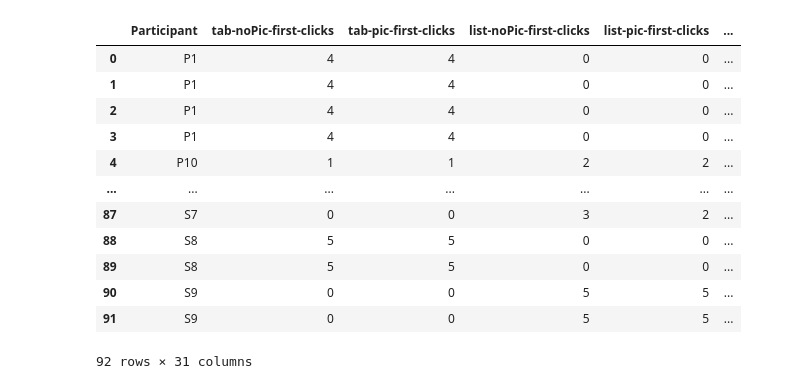
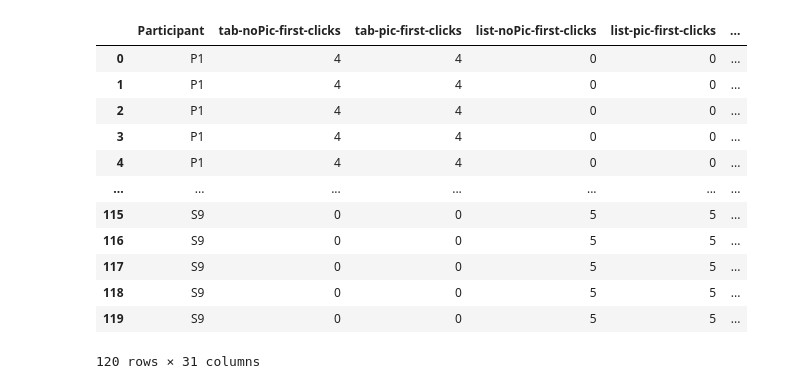
Before and after one commit to anoobis-bot/HCI-Data-Analysis, a Jupyter notebook: preprocessingHCIData.ipynb, the cells around one changed output. Cells and saved outputs as stored; diff of their text form; code cells hidden in the pictures.

```diff
--- a/preprocessingHCIData.ipynb
+++ b/preprocessingHCIData.ipynb
@@ -25,8 +5,0 @@ df.head(100)
-# %%
-df['tab_nopic_clicks'] = df['tab-noPic-first-clicks'] + df['tab-noPic-second-clicks']
-df['list_nopic_clicks'] = df['list-noPic-first-clicks'] + df['list-noPic-second-clicks']
-df['paragraph_nopic_clicks'] = df['paragraph-noPic-first-clicks'] + df['paragraph-noPic-second-clicks']
-df['tab_pic_clicks'] = df['tab-pic-first-clicks'] + df['tab-noPic-second-clicks']
-df['list_pic_clicks'] = df['list-pic-first-clicks'] + df['list-pic-second-clicks']
-df['paragraph_pic_clicks'] = df['paragraph-pic-first-clicks'] + df['paragraph-pic-second-clicks']
-df
@@ -97,17 +6,24 @@ Index(['Participant', 'tab-noPic-first-clicks', 'tab-pic-first-clicks',
-# %%
-columns_to_check = ['tab_nopic_clicks', 'list_nopic_clicks', 'paragraph_nopic_clicks', 'tab_pic_clicks', 'list_pic_clicks', 'paragraph_pic_clicks']
-
-new_rows = []
-for index, row in df.iterrows():
-    participant = row['Participant']
-    for column in columns_to_check:
-        if row[column] != 0:
-            new_row = {'Participant': participant, column: 1}
-            new_rows.append(new_row)
-
-result_df = pd.DataFrame(new_rows)
-
-result_df.fillna(0, inplace=True)
+# %%
+num_participants = 20
+num_columns = 7
+
+participants = ['P' + str(i) for i in range(1, 11)] + ['S' + str(i) for i in range(1, 11)]
+
+data = []
+for participant in participants:
+    for i in range(num_columns):
+        row = [0] * num_columns
+        row[i] = 1
+        row[0] = participant
+        data.append(row)
+
+column_names = ['Participant'] + ['tab_nopic_clicks', 'list_nopic_clicks',
+                                  'paragraph_nopic_clicks', 'tab_pic_clicks',
+                                  'list_pic_clicks', 'paragraph_pic_clicks']
+
+result_df = pd.DataFrame(data, columns=column_names)
+
+result_df = result_df[(result_df.iloc[:, 1:] != 0).any(axis=1)]
 # %%
 result_df
 # %% [output]
@@ -151,21 +43,20 @@ Index(['Participant', 'tab-noPic-first-clicks', 'tab-pic-first-clicks',
 # %%
-df = pd.read_csv("HCICollatedData.csv")
 merged = pd.merge(df, result_df, on='Participant', how='outer')
 merged
 # %% [output]
 |  | Participant | tab-noPic-first-clicks | tab-pic-first-clicks | list-noPic-first-clicks | list-pic-first-clicks | ... |
 | 0 | P1 | 4 | 4 | 0 | 0 | ... |
 | 1 | P1 | 4 | 4 | 0 | 0 | ... |
 | 2 | P1 | 4 | 4 | 0 | 0 | ... |
 | 3 | P1 | 4 | 4 | 0 | 0 | ... |
-| 4 | P10 | 1 | 1 | 2 | 2 | ... |
+| 4 | P1 | 4 | 4 | 0 | 0 | ... |
 | ... | ... | ... | ... | ... | ... | ... |
-| 87 | S7 | 0 | 0 | 3 | 2 | ... |
-| 88 | S8 | 5 | 5 | 0 | 0 | ... |
-| 89 | S8 | 5 | 5 | 0 | 0 | ... |
-| 90 | S9 | 0 | 0 | 5 | 5 | ... |
-| 91 | S9 | 0 | 0 | 5 | 5 | ... |
+| 115 | S9 | 0 | 0 | 5 | 5 | ... |
+| 116 | S9 | 0 | 0 | 5 | 5 | ... |
+| 117 | S9 | 0 | 0 | 5 | 5 | ... |
+| 118 | S9 | 0 | 0 | 5 | 5 | ... |
+| 119 | S9 | 0 | 0 | 5 | 5 | ... |
-92 rows × 31 columns
+120 rows × 31 columns
 # %%
 columns_to_convert = merged.columns.difference(['Participant'])
 merged[columns_to_convert] = merged[columns_to_convert].apply(pd.to_numeric, errors='coerce')
```
Also changed, not shown: parts of 13 cells of this notebook, 1 other file.
